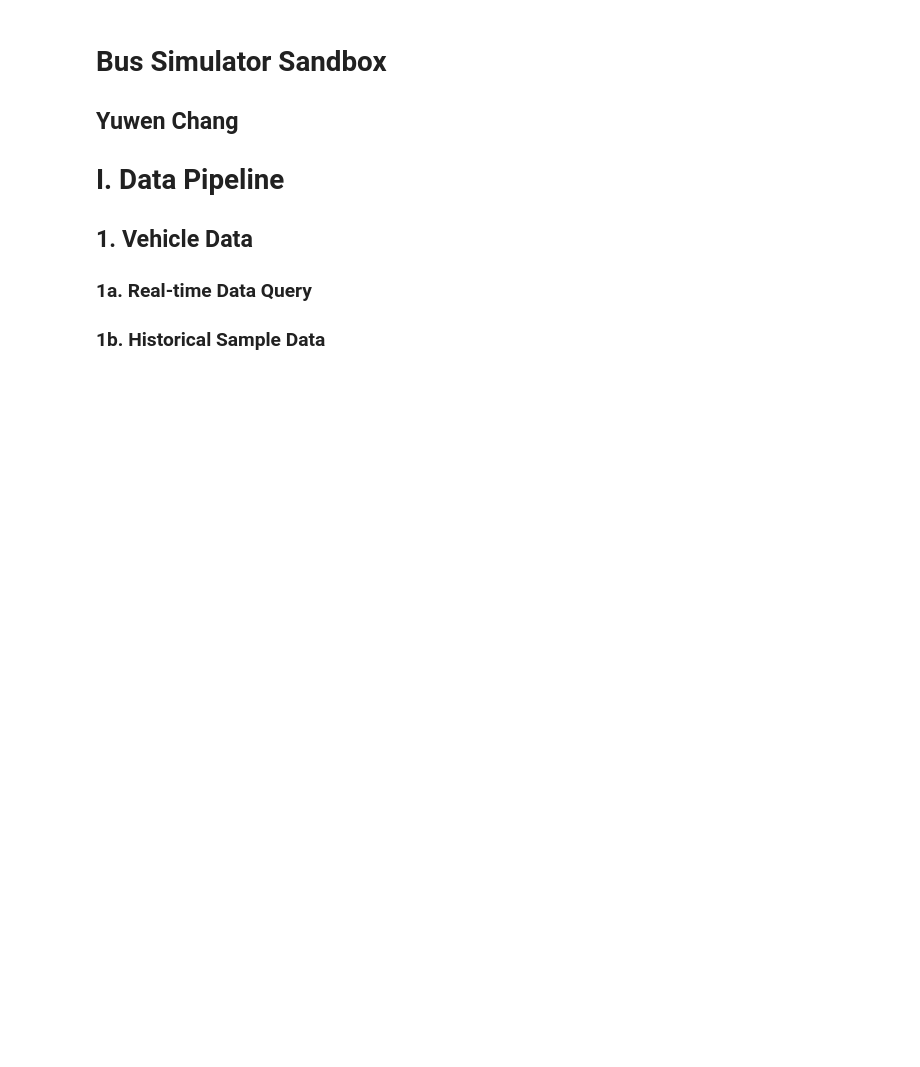
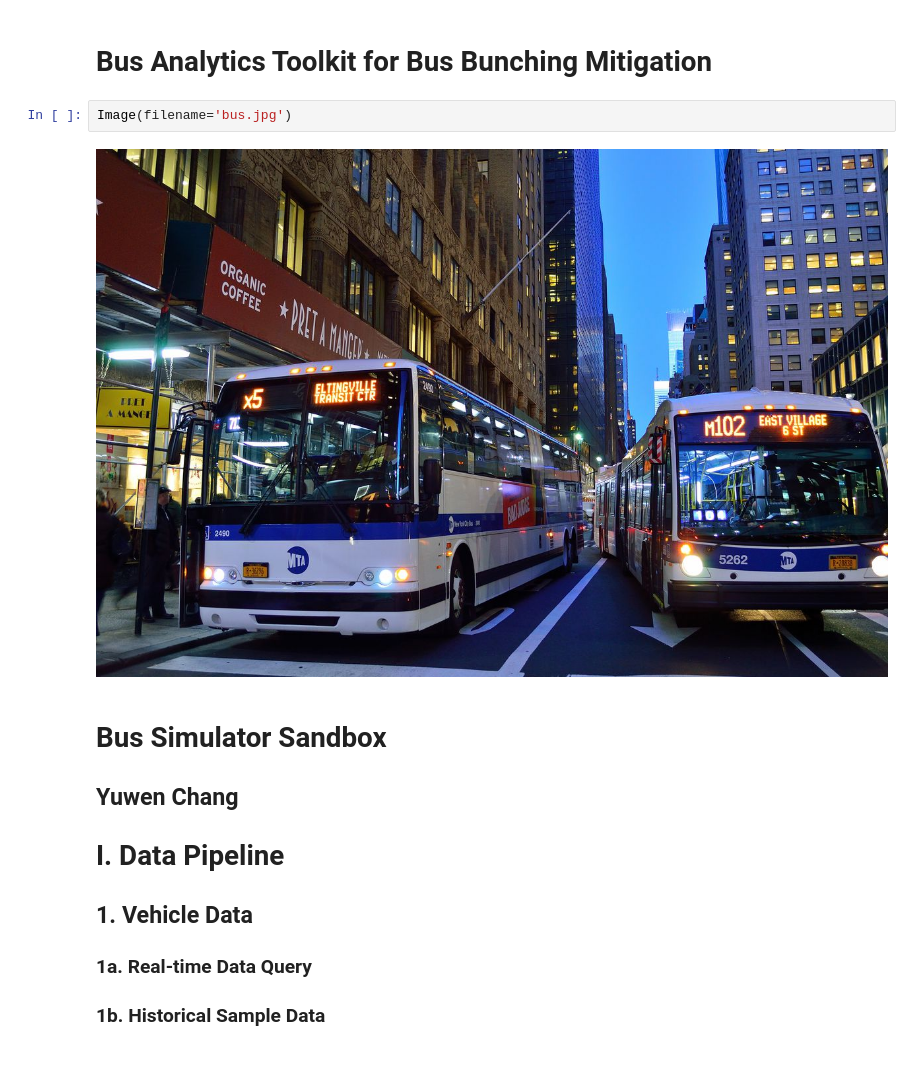
Before and after one commit to ywnch/buskit, a Jupyter notebook: sandbox_main.ipynb, the cells around one changed output. Cells and saved outputs as stored; diff of their text form; blank space fills up the shorter version.

```diff
--- a/sandbox_main.ipynb
+++ b/sandbox_main.ipynb
@@ -1,3 +1,9 @@
+# %% [markdown]
+# Bus Analytics Toolkit for Bus Bunching Mitigation
+# %%
+Image(filename='bus.jpg')
+# %% [output]
+[figure, added]
 # %% [markdown]
 # Bus Simulator Sandbox
 ## Yuwen Chang
```
Also changed, not shown: parts of 14 cells of this notebook, 1 other file.
